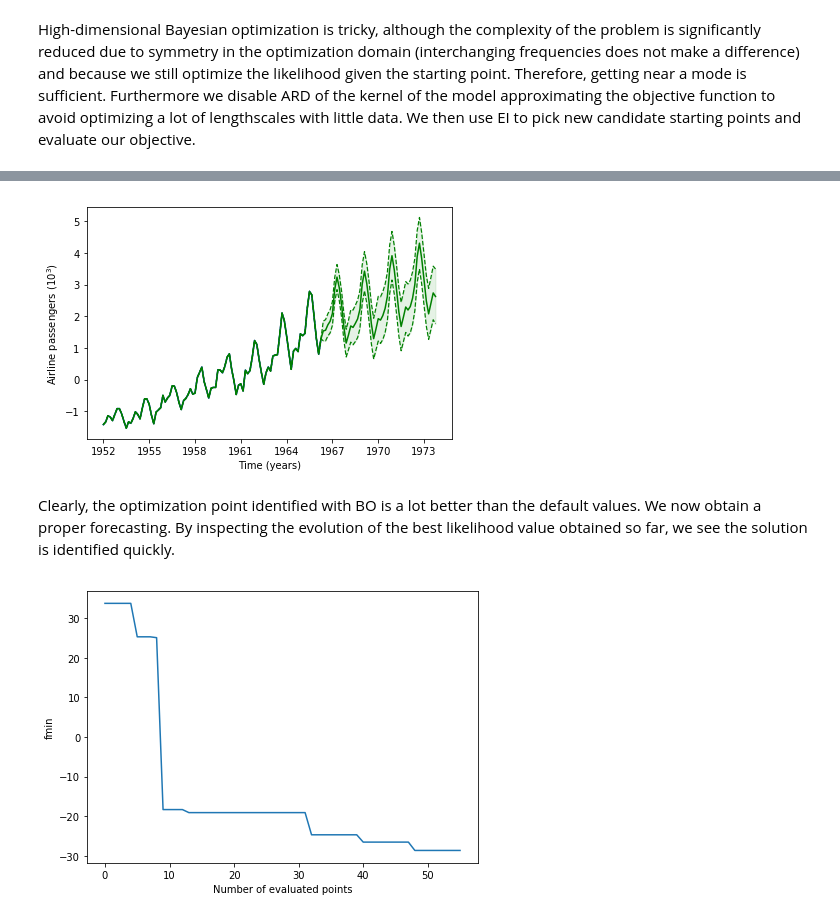
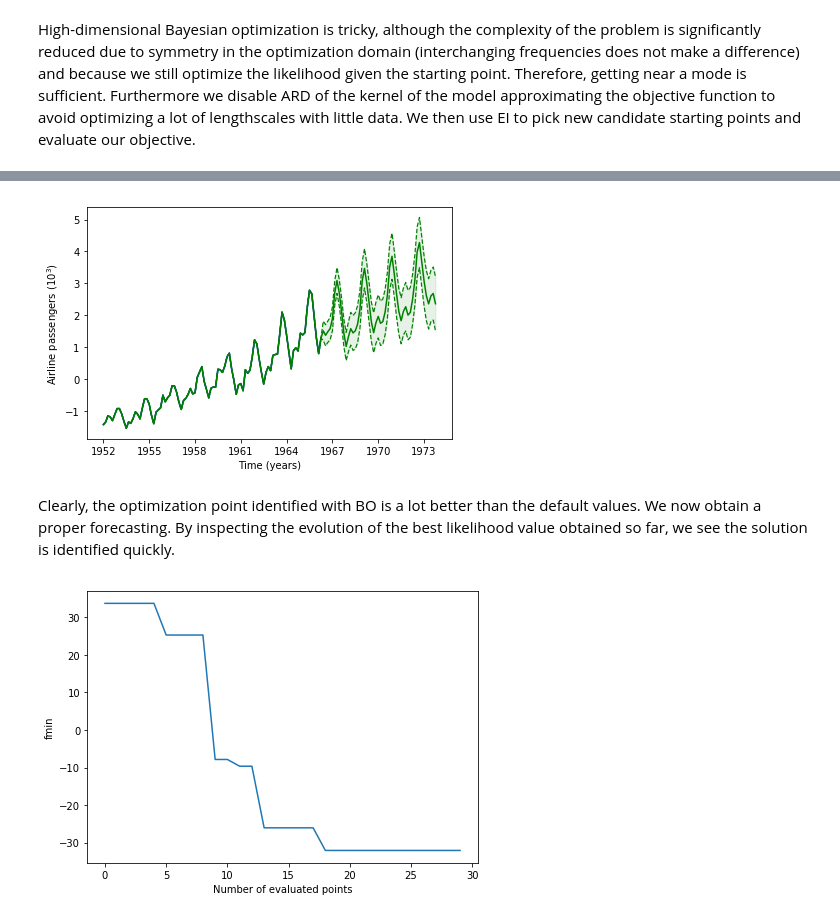
Before and after one commit to GPflow/GPflowOpt, a Jupyter notebook: doc/source/notebooks/hyperopt.ipynb, the cells around one changed output, grey strips where cells are left out. Saved outputs shown, nothing was run; the diff lists cells and outputs as text; code cells hidden in the pictures.

Commit message:
Stabilizing hyperopt notebook

```diff
--- a/doc/source/notebooks/hyperopt.ipynb
+++ b/doc/source/notebooks/hyperopt.ipynb
@@ -44,7 +44,7 @@ Q = 10 # nr of terms in the sum
 max_iters = 1000
 
 # Trains a model with a spectral mixture kernel, given an ndarray of 2Q frequencies and lengthscales
-def train_model(hypers):
+def create_model(hypers):
     f = np.clip(hypers[:Q], 0, 5)
     weights = np.ones(Q) / Q
     lengths = hypers[Q:]
@@ -58,7 +58,6 @@ def train_model(hypers):
 
     k = np.sum(kterms) + Linear(D) + Bias(D)
     m = GPR(X_train, Y_train, kern=k)
-    m.optimize(maxiter=max_iters)
     return m
 
 X_test, X_complete = data['X_test'], data['X_complete']
@@ -81,7 +80,8 @@ def plotprediction(m):
                     color='g', alpha=.1)
     plt.tight_layout()
 
-m = train_model(np.ones((2*Q,)))
+m = create_model(np.ones((2*Q,)))
+m.optimize(maxiter=max_iters)
 plotprediction(m)
 # %% [output]
 [figure]
@@ -95,18 +95,24 @@ This issue is a known problem of the spectram mixture kernel, and several recomm
 First, we setup the objective function accepting proposed starting points. The objective function returns the negative log likelihood, obtained by optimizing the hyperparameters from the given starting point. Then, we setup the 20D optimization domain for the frequencies and lengthscales.
 # %%
 from GPflowOpt.domain import ContinuousParameter
+from GPflowOpt.objective import batch_apply
 
 # Objective function for our optimization
 # Input: N x 2Q ndarray, output: N x 1.
 # returns the negative log likelihood obtained by training with given frequencies and rbf lengthscales
-def objectivefx(freq_matrix):
-    for i in range(100):
+# Applies some tricks for stability similar to GPy's jitchol
+@batch_apply
+def objectivefx(freq):
+    m = create_model(freq)
+    for i in [0] + [10**exponent for exponent in range(6,1,-1)]:
         try:
-            results = np.array([-train_model(f).compute_log_likelihood() for f in freq_matrix])
-            return results[:,None]
+            mean_diag = np.mean(np.diag(m.kern.compute_K_symm(X_train)))
+            m.likelihood.variance = 1 + mean_diag * i
+            m.optimize(maxiter=max_iters)
+            return -m.compute_log_likelihood()
         except:
             pass
-        raise RuntimeError("Given combination failed indefinately.")
+    raise RuntimeError("Frequency combination failed indefinately.")
 
 # Setting up optimization domain.
 lower = [0.]*Q
@@ -143,7 +149,6 @@ from GPflowOpt.acquisition import ExpectedImprovement
 from GPflowOpt import optim, BayesianOptimizer
 design = LatinHyperCube(6, domain)
 X = design.generate()
-#print('generated')
 
 Y = objectivefx(X)
 m = GPR(X, Y, kern=Matern52(domain.size, ARD=False))
@@ -151,7 +156,7 @@ ei = ExpectedImprovement(m)
 opt = optim.StagedOptimizer([optim.MCOptimizer(domain, 5000), optim.SciPyOptimizer(domain)])
 optimizer = BayesianOptimizer(domain, ei, optimizer=opt)
 with optimizer.silent():
-    result = optimizer.optimize(objectivefx, n_iter=50)
+    result = optimizer.optimize(objectivefx, n_iter=24)
 # %% [output]
 Warning: inf or nan in gradient: replacing with zeros
 Warning: inf or nan in gradient: replacing with zeros
@@ -161,8 +165,9 @@ Warning: inf or nan in gradient: replacing with zeros
 # %%
-m = train_model(result.x[0,:])
+m = create_model(result.x[0,:])
+m.optimize()
 plotprediction(m)
 # %% [output]
-[figure, old version]
+[figure, new version]
 # %% [markdown]
 Clearly, the optimization point identified with BO is a lot better than the default values. We now obtain a proper forecasting. By inspecting the evolution of the best likelihood value obtained so far, we see the solution is identified quickly.
 # %%
@@ -172,4 +177,4 @@ axes.plot(np.arange(0, ei.data[0].shape[0]), np.minimum.accumulate(f))
 axes.set_ylabel('fmin')
 axes.set_xlabel('Number of evaluated points');
 # %% [output]
-[figure, old version]
+[figure, new version]
```
Also changed, not shown: parts of 1 cell of this notebook.
